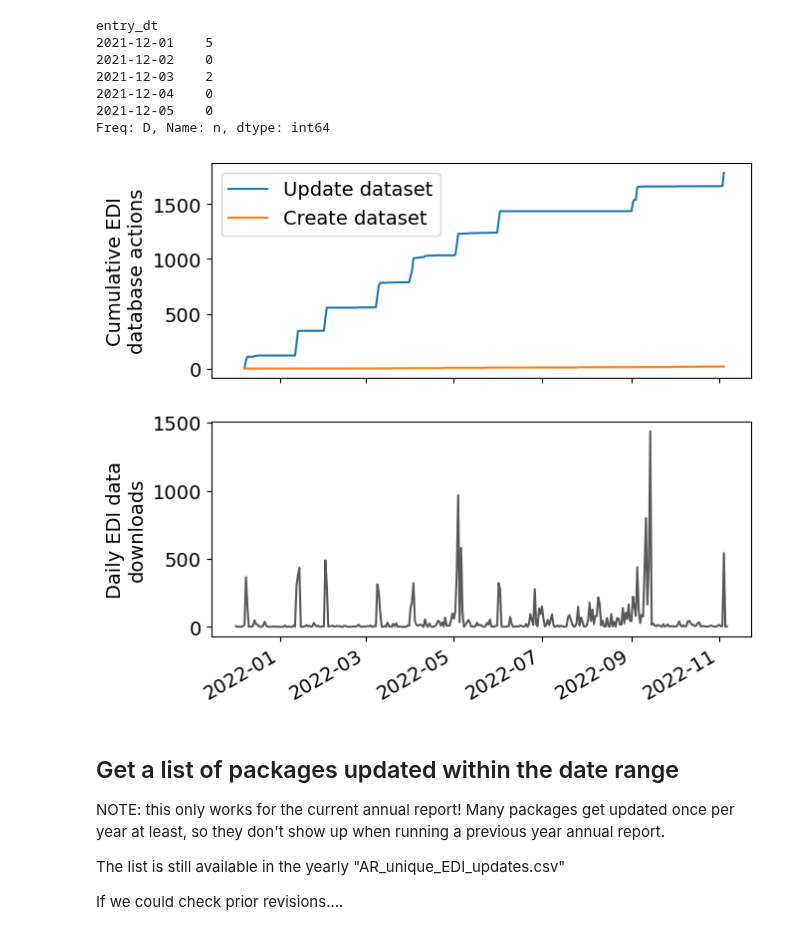
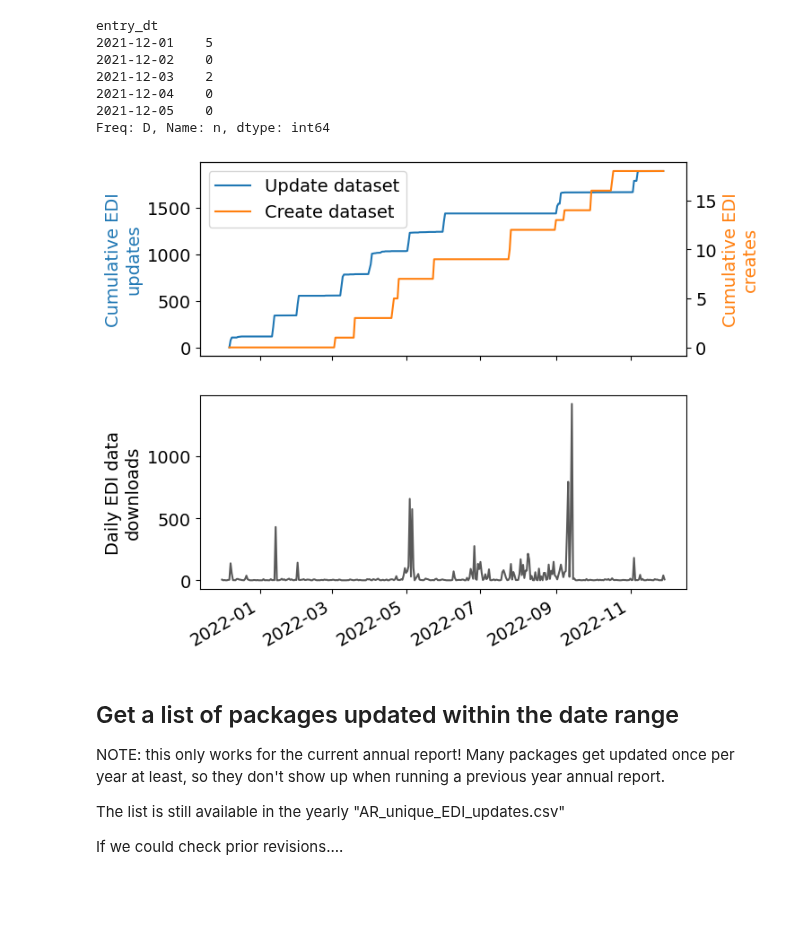
Before and after one commit to jornada-im/diagnostics, a Jupyter notebook: JRN-EDI-diagnostics-ANNRPT.ipynb, the cells around one changed output. Drawn from its saved outputs; the diff is of its cells as text; code cells hidden in the pictures; blank space fills up the shorter version.

```diff
--- a/JRN-EDI-diagnostics-ANNRPT.ipynb
+++ b/JRN-EDI-diagnostics-ANNRPT.ipynb
@@ -307,7 +332,8 @@ https://pasta.lternet.edu/audit/report/?category=info&service=DataPackageManager
 # %%
-#Exclude DataOne agents
-do_agents = test.useragent.str.contains('DataONE', regex=True)
+#Exclude DataOne, curl, and python-request agents, which are most likely not 'real users'
+searchfor = ['DataONE', 'python-requests', 'curl']
+auto_agents = test.useragent.str.contains('|'.join(searchfor), regex=True)
 print(len(test))
-test_filt = test.loc[~do_agents, :]
+test_filt = test.loc[~auto_agents, :]
 print(len(test_filt))
 # %% [output]
@@ -347,24 +373,29 @@ Freq: D, Name: n, dtype: int64
 # %%
 fig, ax = plt.subplots(nrows=2, ncols=1, figsize=(7, 7), sharex=True)
 
 ax[0].plot(daily.index, daily.n_update.cumsum(), label='Update dataset')
-ax[0].plot(daily.index, daily.n_create.cumsum(), label='Create dataset')
-ax[0].set_ylabel('Cumulative EDI\ndatabase actions')
-ax[0].legend()
+ax2 = ax[0].twinx()
+ax2.plot(daily.index, daily.n_create.cumsum(), label='Create dataset', color='C1')
+ax[0].set_ylabel('Cumulative EDI\nupdates', color='C0')
+ax2.set_ylabel('Cumulative EDI\ncreates', color='C1')
+#ax[0].legend()
+lines, labels = ax[0].get_legend_handles_labels()
+lines2, labels2 = ax2.get_legend_handles_labels()
+ax2.legend(lines + lines2, labels + labels2, loc=0)
 
 ax[1].plot(dl, label='Download pkg', color='0.35')
 #ax[1].plot(dl.index, daily_nomet.n_create.cumsum(), label='Create pkg')
 #ax[1].plot(daily_nomet.index, daily_nomet.n_tot.cumsum(), label='$\Delta$ Total')
 #ax[1].axhline(y=63, xmin=0, xmax=1, ls=':', lw=1.5, color='k',
 #             label='Proposal goal')
 
-plt.ylabel('Daily EDI data\ndownloads')
+ax[1].set_ylabel('Daily EDI data\ndownloads')
 fig.autofmt_xdate()
 fig.savefig(os.path.expanduser(
     "~/GD_gmaurer@nmsu/IM/figures/JRN_EDI_{0}_ann_rpt2_{1}.png".format(annrpt_year,now)),
             dpi=150, bbox_inches='tight',facecolor='w')
 # %% [output]
-[figure, old version]
+[figure, new version]
 # %% [markdown]
 ## Get a list of packages updated within the date range
 
```
Also changed, not shown: parts of 14 cells of this notebook.
